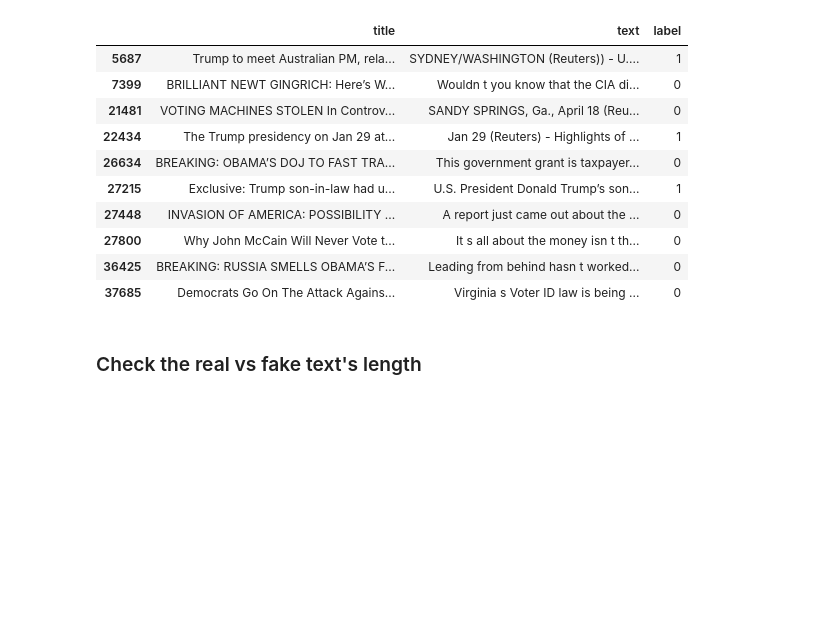
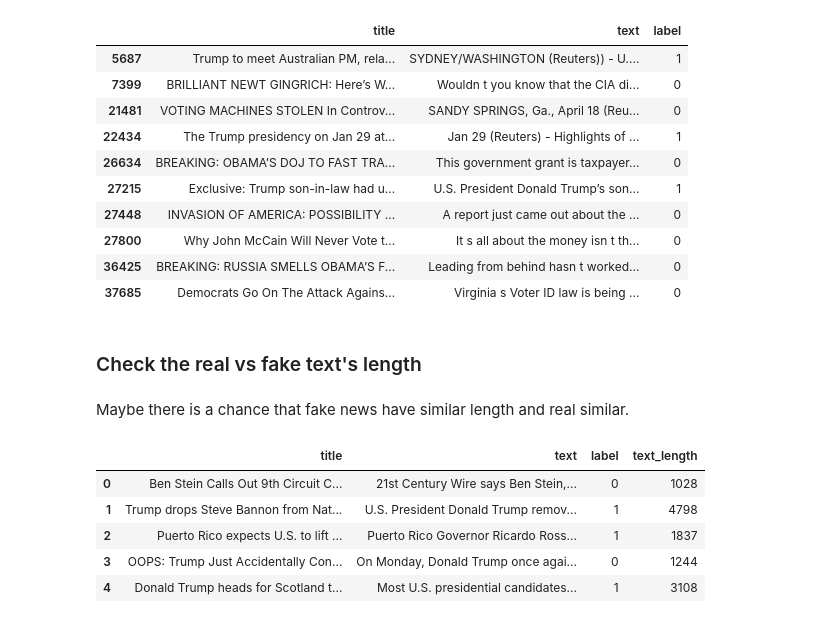
Before and after one commit to techphantom663/ML, a Jupyter notebook: Project-1.ipynb, the cells around one changed output. Cells and saved outputs as stored; diff of their text form; code cells hidden in the pictures; blank space fills up the shorter version.

```diff
--- a/Project-1.ipynb
+++ b/Project-1.ipynb
@@ -184,3 +184,5 @@ news[news['text'].str.contains(r'\(Reuters\)', regex=True)]
 | 37685 | Democrats Go On The Attack Agains... | Virginia s Voter ID law is being ... | 0 |
 # %% [markdown]
 ### Check the real vs fake text's length
+# %% [markdown]
+Maybe there is a chance that fake news have similar length and real similar.
@@ -186,0 +193,9 @@ news[news['text'].str.contains(r'\(Reuters\)', regex=True)]
+# %%
+news_len.head()
+# %% [output]
+|  | title | text | label | text_length |
+| 0 | Ben Stein Calls Out 9th Circuit C... | 21st Century Wire says Ben Stein,... | 0 | 1028 |
+| 1 | Trump drops Steve Bannon from Nat... | U.S. President Donald Trump remov... | 1 | 4798 |
+| 2 | Puerto Rico expects U.S. to lift ... | Puerto Rico Governor Ricardo Ross... | 1 | 1837 |
+| 3 | OOPS: Trump Just Accidentally Con... | On Monday, Donald Trump once agai... | 0 | 1244 |
+| 4 | Donald Trump heads for Scotland t... | Most U.S. presidential candidates... | 1 | 3108 |
```
Also changed, not shown: parts of 5 cells of this notebook, 2 other files.
